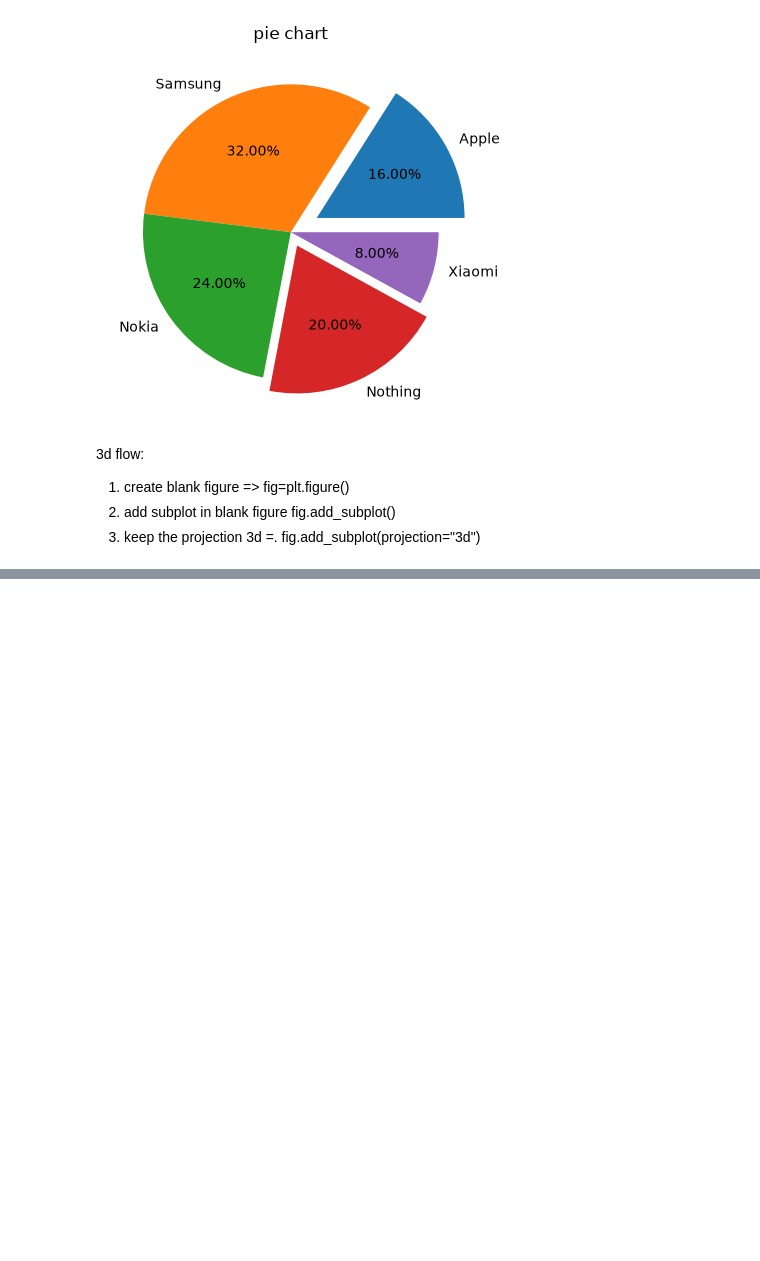
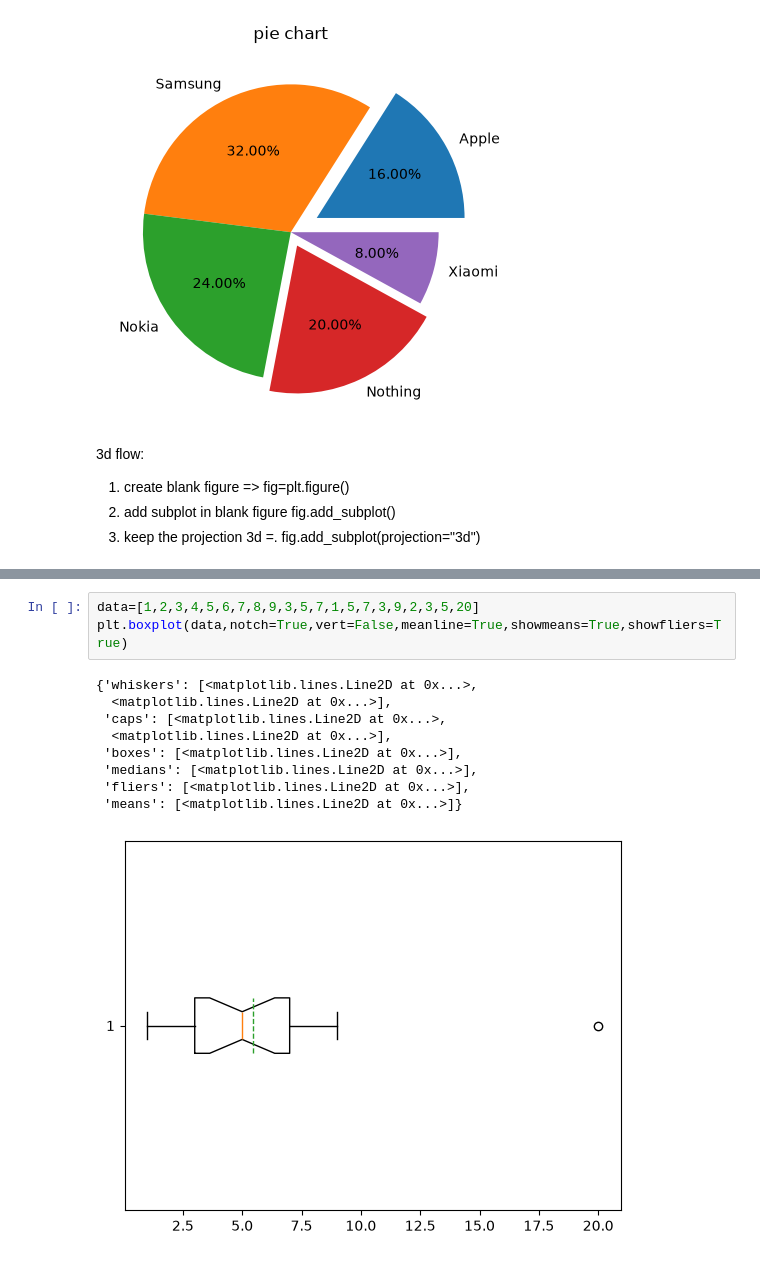
Before and after one commit to kishorilol/datasciencepadhdai, a Jupyter notebook: pandas/matplotlib/mat1.ipynb, the cells around one changed output, grey strips where cells are left out. Saved outputs shown, nothing was run; the diff lists cells and outputs as text; blank space fills up the shorter version.

```diff
--- a/pandas/matplotlib/mat1.ipynb
+++ b/pandas/matplotlib/mat1.ipynb
@@ -106,0 +133,13 @@ plt.legend(fontsize=10,loc="lower left",title="3d scatter plot")
+# %%
+data=[1,2,3,4,5,6,7,8,9,3,5,7,1,5,7,3,9,2,3,5,20]
+plt.boxplot(data,notch=True,vert=False,meanline=True,showmeans=True,showfliers=True)
+# %% [output]
+{'whiskers': [<matplotlib.lines.Line2D at 0x...>,
+  <matplotlib.lines.Line2D at 0x...>],
+ 'caps': [<matplotlib.lines.Line2D at 0x...>,
+  <matplotlib.lines.Line2D at 0x...>],
+ 'boxes': [<matplotlib.lines.Line2D at 0x...>],
+ 'medians': [<matplotlib.lines.Line2D at 0x...>],
+ 'fliers': [<matplotlib.lines.Line2D at 0x...>],
+ 'means': [<matplotlib.lines.Line2D at 0x...>]}
+[figure, added]
```
Also changed, not shown: parts of 7 cells of this notebook.
